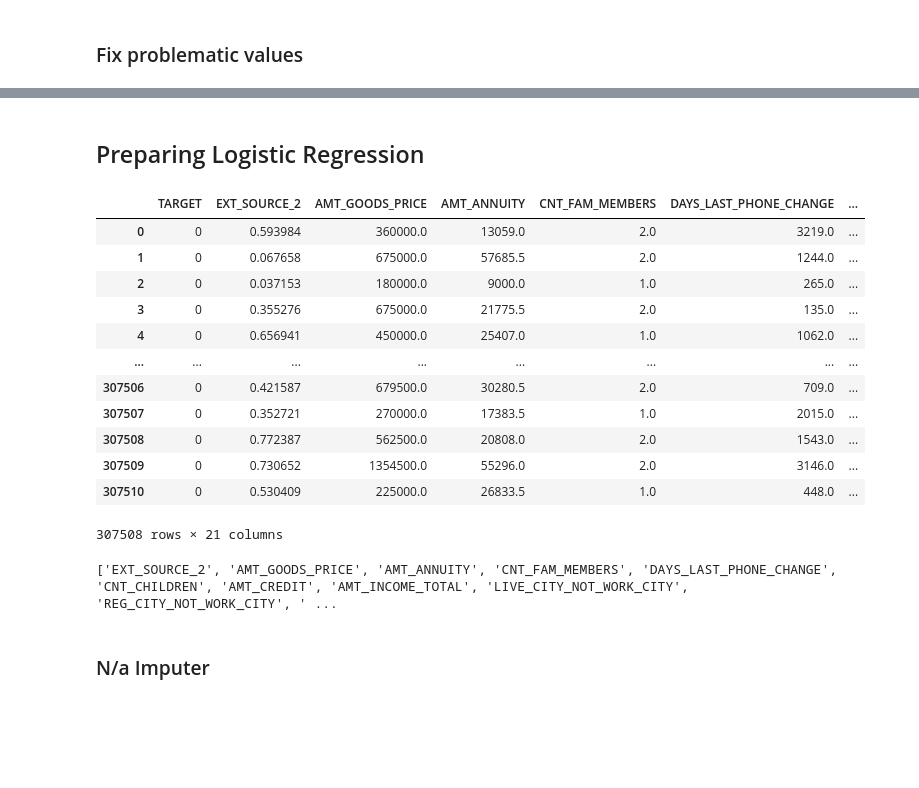
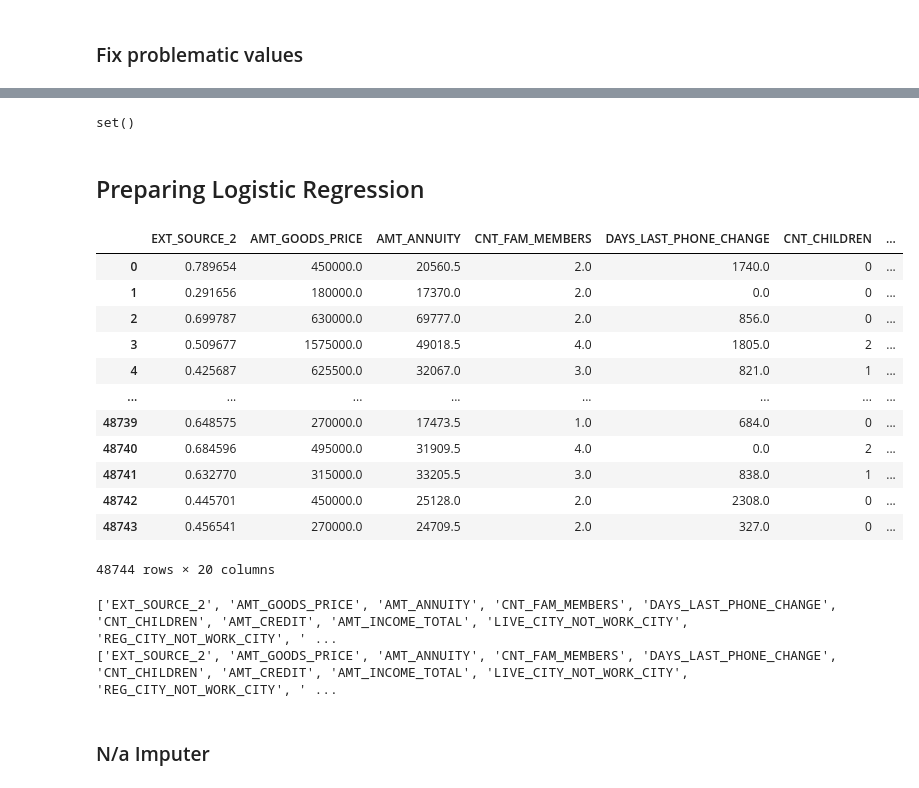
Before and after one commit to MSBA-Capstone-2024/modeling, a Jupyter notebook: Rough draft group project-Kim's.ipynb, the cells around one changed output, grey strips where cells are left out. Drawn from its saved outputs; the diff is of its cells as text; code cells hidden in the pictures; blank space fills up the shorter version.

Commit message:
test_set upload

```diff
--- a/Rough draft group project-Kim's.ipynb
+++ b/Rough draft group project-Kim's.ipynb
@@ -170,3 +135,6 @@ len(items_not_in_list2)
 pd.set_option('display.max_columns', None)
 selected_df = df[items_not_in_list2]
 selected_df
+
+test_filtered_columns = [item for item in items_not_in_list2 if item != 'TARGET']
+test_selected_df = test_df[test_filtered_columns]
@@ -203,3 +152,6 @@ print(sum(selected_df['DAYS_EMPLOYED']))
 # %%
 selected_df.loc[:, 'DAYS_EMPLOYED'] = selected_df['DAYS_EMPLOYED'].replace(365243, 0)
 selected_df = selected_df[selected_df['AMT_INCOME_TOTAL'] <= 9000000]
+
+test_selected_df.loc[:, 'DAYS_EMPLOYED'] = test_selected_df['DAYS_EMPLOYED'].replace(365243, 0)
+test_selected_df = test_selected_df[test_selected_df['AMT_INCOME_TOTAL'] <= 9000000]
@@ -206,3 +164,3 @@ selected_df = selected_df[selected_df['AMT_INCOME_TOTAL'] <= 9000000]
 # %%
 selected_df = selected_df.drop(columns = ['HOUR_APPR_PROCESS_START', 'DAYS_ID_PUBLISH'])
-selected_df
+test_selected_df = test_selected_df.drop(columns = ['HOUR_APPR_PROCESS_START', 'DAYS_ID_PUBLISH'])
@@ -223,38 +167,54 @@ selected_df
+# %%
+set(test_selected_df)-set(selected_df)
+# %% [output]
+set()
 # %%
 # Abs value of negatives
 selected_df['DAYS_LAST_PHONE_CHANGE'] = selected_df.loc[:, 'DAYS_LAST_PHONE_CHANGE'].abs()
-#selected_df['DAYS_ID_PUBLISH'] = selected_df.loc[:, 'DAYS_ID_PUBLISH'].abs()
 selected_df['DAYS_REGISTRATION'] = selected_df.loc[:, 'DAYS_REGISTRATION'].abs()
 selected_df['DAYS_EMPLOYED'] = selected_df.loc[:, 'DAYS_EMPLOYED'].abs()
 selected_df['DAYS_BIRTH'] = selected_df.loc[:, 'DAYS_BIRTH'].abs()
+
+test_selected_df['DAYS_LAST_PHONE_CHANGE'] = test_selected_df.loc[:, 'DAYS_LAST_PHONE_CHANGE'].abs()
+test_selected_df['DAYS_REGISTRATION'] = test_selected_df.loc[:, 'DAYS_REGISTRATION'].abs()
+test_selected_df['DAYS_EMPLOYED'] = test_selected_df.loc[:, 'DAYS_EMPLOYED'].abs()
+test_selected_df['DAYS_BIRTH'] = test_selected_df.loc[:, 'DAYS_BIRTH'].abs()
 # %% [markdown]
 ## Preparing Logistic Regression
 # %%
 # Grab numeric columns
-numeric_cols = selected_df.select_dtypes(include='number')
+numeric_cols = selected_df.drop(['SK_ID_CURR'], axis=1).select_dtypes(include='number')
 numeric_cols
+
+test_numeric_cols = test_selected_df.drop(['SK_ID_CURR'], axis=1).select_dtypes(include='number')
+test_numeric_cols
 # %% [output]
-|  | TARGET | EXT_SOURCE_2 | AMT_GOODS_PRICE | AMT_ANNUITY | CNT_FAM_MEMBERS | DAYS_LAST_PHONE_CHANGE | ... |
-| 0 | 0 | 0.593984 | 360000.0 | 13059.0 | 2.0 | 3219.0 | ... |
-| 1 | 0 | 0.067658 | 675000.0 | 57685.5 | 2.0 | 1244.0 | ... |
-| 2 | 0 | 0.037153 | 180000.0 | 9000.0 | 1.0 | 265.0 | ... |
-| 3 | 0 | 0.355276 | 675000.0 | 21775.5 | 2.0 | 135.0 | ... |
-| 4 | 0 | 0.656941 | 450000.0 | 25407.0 | 1.0 | 1062.0 | ... |
+|  | EXT_SOURCE_2 | AMT_GOODS_PRICE | AMT_ANNUITY | CNT_FAM_MEMBERS | DAYS_LAST_PHONE_CHANGE | CNT_CHILDREN | ... |
+| 0 | 0.789654 | 450000.0 | 20560.5 | 2.0 | 1740.0 | 0 | ... |
+| 1 | 0.291656 | 180000.0 | 17370.0 | 2.0 | 0.0 | 0 | ... |
+| 2 | 0.699787 | 630000.0 | 69777.0 | 2.0 | 856.0 | 0 | ... |
+| 3 | 0.509677 | 1575000.0 | 49018.5 | 4.0 | 1805.0 | 2 | ... |
+| 4 | 0.425687 | 625500.0 | 32067.0 | 3.0 | 821.0 | 1 | ... |
 | ... | ... | ... | ... | ... | ... | ... | ... |
-| 307506 | 0 | 0.421587 | 679500.0 | 30280.5 | 2.0 | 709.0 | ... |
-| 307507 | 0 | 0.352721 | 270000.0 | 17383.5 | 1.0 | 2015.0 | ... |
-| 307508 | 0 | 0.772387 | 562500.0 | 20808.0 | 2.0 | 1543.0 | ... |
-| 307509 | 0 | 0.730652 | 1354500.0 | 55296.0 | 2.0 | 3146.0 | ... |
-| 307510 | 0 | 0.530409 | 225000.0 | 26833.5 | 1.0 | 448.0 | ... |
+| 48739 | 0.648575 | 270000.0 | 17473.5 | 1.0 | 684.0 | 0 | ... |
+| 48740 | 0.684596 | 495000.0 | 31909.5 | 4.0 | 0.0 | 2 | ... |
+| 48741 | 0.632770 | 315000.0 | 33205.5 | 3.0 | 838.0 | 1 | ... |
+| 48742 | 0.445701 | 450000.0 | 25128.0 | 2.0 | 2308.0 | 0 | ... |
+| 48743 | 0.456541 | 270000.0 | 24709.5 | 2.0 | 327.0 | 0 | ... |
-307508 rows × 21 columns
+48744 rows × 20 columns
 # %%
 # Create a list of numeric column names excluding target for imputations
 
 column_names = numeric_cols.columns.tolist()
 my_list = [x for x in column_names if x != 'TARGET']
 print(my_list)
+
+test_column_names = numeric_cols.columns.tolist()
+test_my_list = [x for x in column_names if x != 'TARGET']
+print(test_my_list)
 # %% [output]
 ['EXT_SOURCE_2', 'AMT_GOODS_PRICE', 'AMT_ANNUITY', 'CNT_FAM_MEMBERS', 'DAYS_LAST_PHONE_CHANGE', 'CNT_CHILDREN', 'AMT_CREDIT', 'AMT_INCOME_TOTAL', 'LIVE_CITY_NOT_WORK_CITY', 'REG_CITY_NOT_WORK_CITY', ' ...
+['EXT_SOURCE_2', 'AMT_GOODS_PRICE', 'AMT_ANNUITY', 'CNT_FAM_MEMBERS', 'DAYS_LAST_PHONE_CHANGE', 'CNT_CHILDREN', 'AMT_CREDIT', 'AMT_INCOME_TOTAL', 'LIVE_CITY_NOT_WORK_CITY', 'REG_CITY_NOT_WORK_CITY', ' ...
 # %% [markdown]
 ### N/a Imputer
 # %%
```
Also changed, not shown: parts of 34 cells of this notebook.
